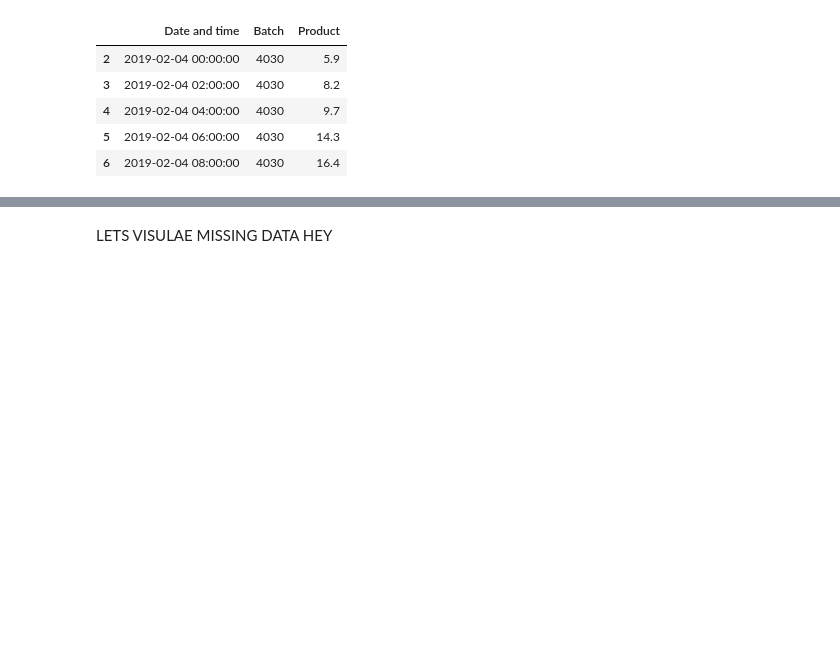
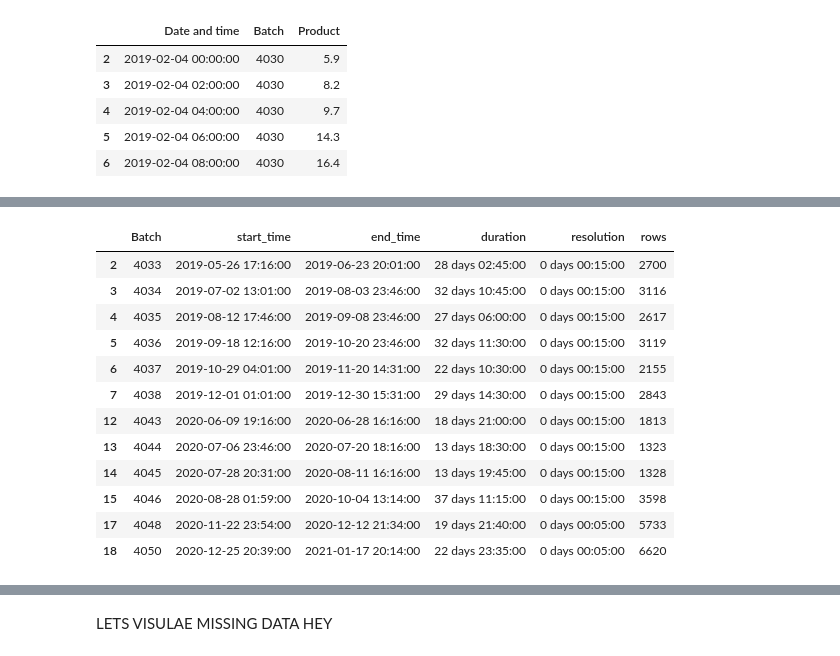
Before and after one commit to RichardFisher1/Applied, a Jupyter notebook: notebooks/Case Study Tasks.ipynb, the cells around one changed output, grey strips where cells are left out. Cells and saved outputs as stored; diff of their text form; code cells hidden in the pictures; blank space fills up the shorter version.

```diff
--- a/notebooks/Case Study Tasks.ipynb
+++ b/notebooks/Case Study Tasks.ipynb
@@ -77,0 +97,16 @@ prod_df.head()
+# %%
+inspector.inspect_batch(clean_batches)
+# %% [output]
+|  | Batch | start_time | end_time | duration | resolution | rows |
+| 2 | 4033 | 2019-05-26 17:16:00 | 2019-06-23 20:01:00 | 28 days 02:45:00 | 0 days 00:15:00 | 2700 |
+| 3 | 4034 | 2019-07-02 13:01:00 | 2019-08-03 23:46:00 | 32 days 10:45:00 | 0 days 00:15:00 | 3116 |
+| 4 | 4035 | 2019-08-12 17:46:00 | 2019-09-08 23:46:00 | 27 days 06:00:00 | 0 days 00:15:00 | 2617 |
+| 5 | 4036 | 2019-09-18 12:16:00 | 2019-10-20 23:46:00 | 32 days 11:30:00 | 0 days 00:15:00 | 3119 |
+| 6 | 4037 | 2019-10-29 04:01:00 | 2019-11-20 14:31:00 | 22 days 10:30:00 | 0 days 00:15:00 | 2155 |
+| 7 | 4038 | 2019-12-01 01:01:00 | 2019-12-30 15:31:00 | 29 days 14:30:00 | 0 days 00:15:00 | 2843 |
+| 12 | 4043 | 2020-06-09 19:16:00 | 2020-06-28 16:16:00 | 18 days 21:00:00 | 0 days 00:15:00 | 1813 |
+| 13 | 4044 | 2020-07-06 23:46:00 | 2020-07-20 18:16:00 | 13 days 18:30:00 | 0 days 00:15:00 | 1323 |
+| 14 | 4045 | 2020-07-28 20:31:00 | 2020-08-11 16:16:00 | 13 days 19:45:00 | 0 days 00:15:00 | 1328 |
+| 15 | 4046 | 2020-08-28 01:59:00 | 2020-10-04 13:14:00 | 37 days 11:15:00 | 0 days 00:15:00 | 3598 |
+| 17 | 4048 | 2020-11-22 23:54:00 | 2020-12-12 21:34:00 | 19 days 21:40:00 | 0 days 00:05:00 | 5733 |
+| 18 | 4050 | 2020-12-25 20:39:00 | 2021-01-17 20:14:00 | 22 days 23:35:00 | 0 days 00:05:00 | 6620 |
```
Also changed, not shown: parts of 7 cells of this notebook, 3 other files.
